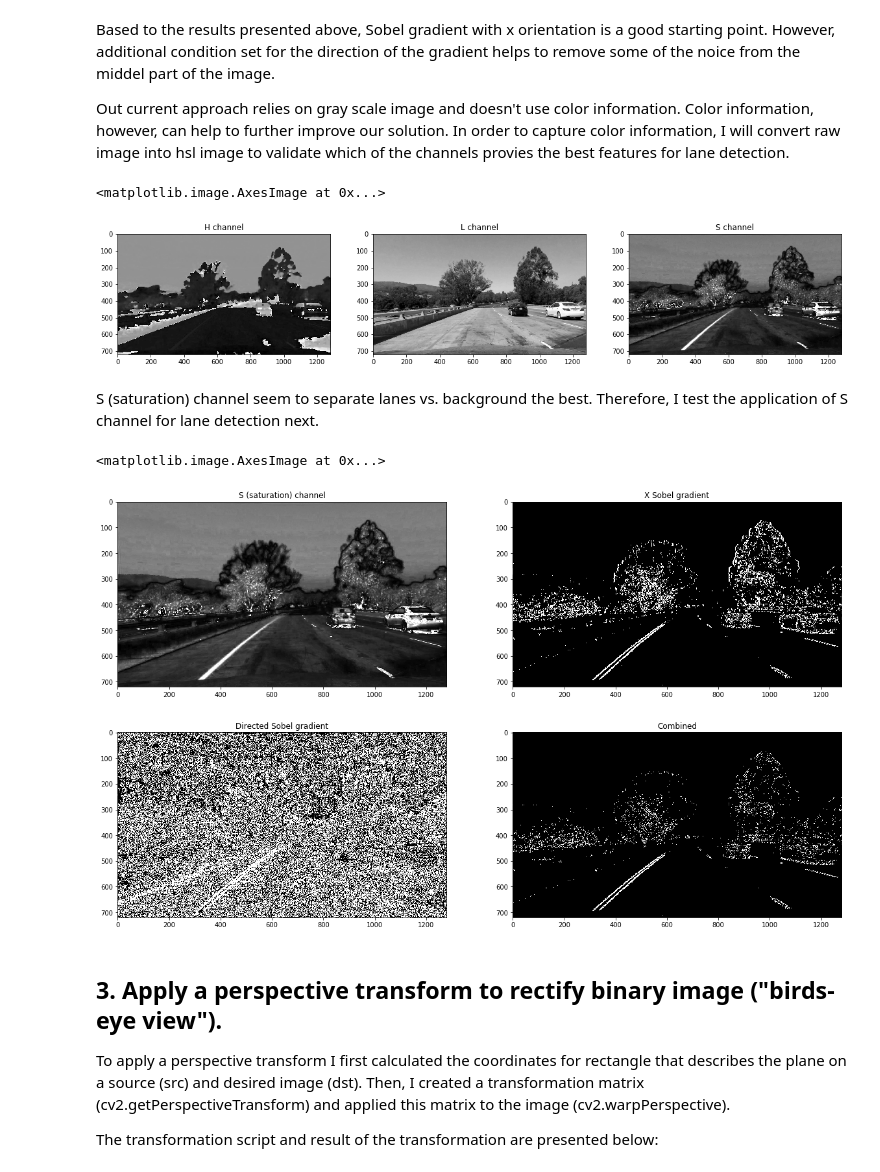
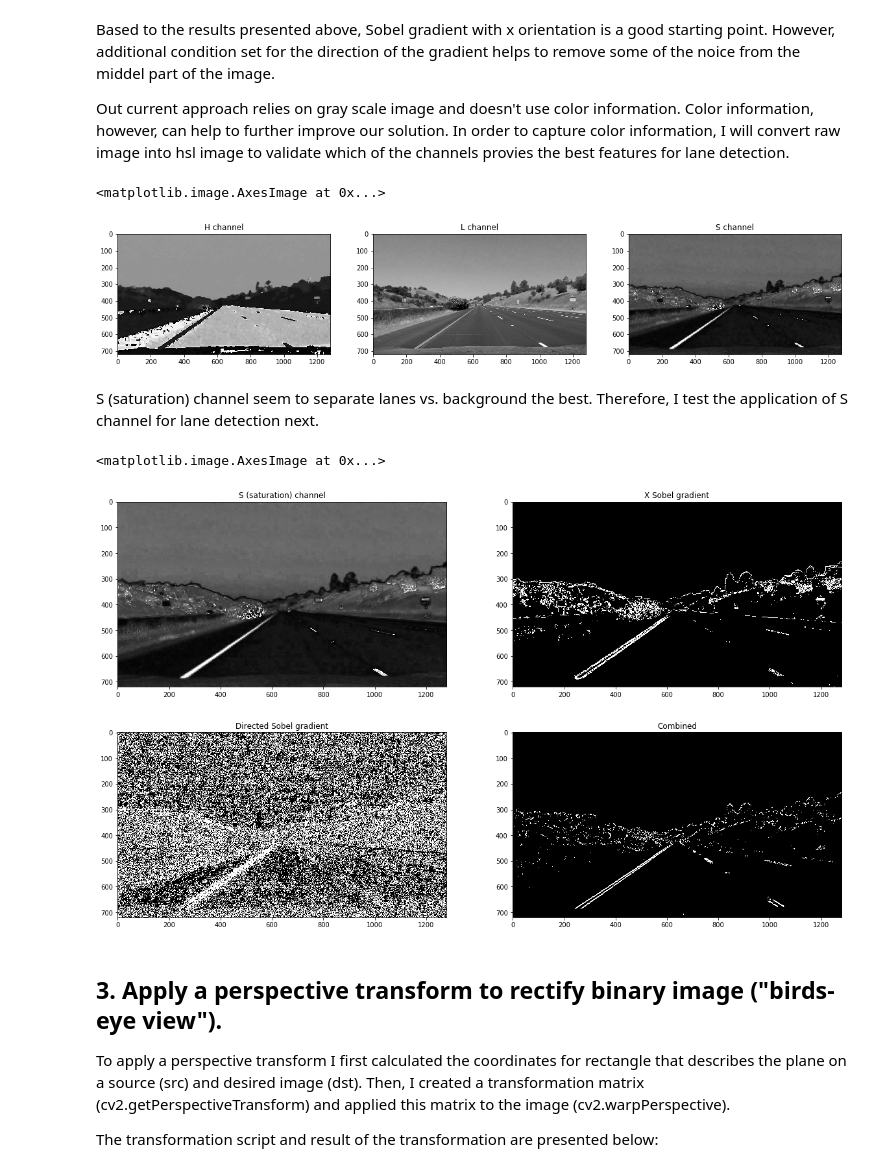
Before and after one commit to aponamarev/CarND-Advanced-Lane-Lines, a Jupyter notebook: advanced_paths_finding.ipynb, the cells around one changed output. Drawn from its saved outputs; the diff is of its cells as text; code cells hidden in the pictures.

```diff
--- a/advanced_paths_finding.ipynb
+++ b/advanced_paths_finding.ipynb
@@ -31,12 +31,15 @@ cc = CC(calibration_file)
 # Read and undistort an image
 test_img_path1 = "test_images/test1.jpg"
 test_img_path2 = "test_images/straight_lines1.jpg"
+#test_img_path2 = "/Users/aponamaryov/Desktop/test2.png"
 test_img1 = cv2.cvtColor(cv2.imread(test_img_path1), cv2.COLOR_BGR2RGB)
 test_img2 = cv2.cvtColor(cv2.imread(test_img_path2), cv2.COLOR_BGR2RGB)
 undistorted_img1 = cc.undistort(test_img1, 1)
 undistorted_img2 = cc.undistort(test_img2, 1)
-undistorted_cropped_img1 = cc.undistort(test_img1)
-undistorted_cropped_img2 = cc.undistort(test_img2)
+#undistorted_cropped_img1 = cc.undistort(test_img1)
+#undistorted_cropped_img2 = cc.undistort(test_img2)
+undistorted_cropped_img1 = test_img1
+undistorted_cropped_img2 = test_img2
 # %%
 # Visualize resulting images
 f = plt.figure(figsize=[20,18])
@@ -150,26 +153,28 @@ Based to the results presented above, Sobel gradient with x orientation is a goo
 
 Out current approach relies on gray scale image and doesn't use color information. Color information, however, can help to further improve our solution. In order to capture color information, I will convert raw image into hsl image to validate which of the channels provies the best features for lane detection.
 # %%
-HLS_img = cv2.cvtColor(undistorted_cropped_img1, cv2.COLOR_RGB2HLS)
+img = undistorted_cropped_img2
+HLS_img = cv2.cvtColor(img, cv2.COLOR_RGB2HLS)
 h, l, s = HLS_img[:,:,0], HLS_img[:,:,1], HLS_img[:,:,2]
 f, (p1, p2, p3) = plt.subplots(1,3, figsize=[20, 6])
 p1.set_title("H channel")
 p1.imshow(h, cmap="gray")
 p2.set_title("L channel")
 p2.imshow(l, cmap="gray")
 p3.set_title("S channel")
 p3.imshow(s, cmap="gray")
 # %% [output]
 <matplotlib.image.AxesImage at 0x...>
-[figure, old version]
+[figure, new version]
 # %% [markdown]
 S (saturation) channel seem to separate lanes vs. background the best. Therefore, I test the application of S channel for lane detection next.
 # %%
 # Transform and visualize images
-sobel_x_img = abs_sobel_thresh(s, kernel=3, thresh=(20, 100))
+sobel_x_img = mag_thresh(s, kernel=3, thresh=(20, 100))
+#sobel_x_img = abs_sobel_thresh(s, kernel=3, thresh=(20, 100))
 direct_sobel_img = dir_threshold(s, kernel=3, thresh=(30*np.pi/180, 80*np.pi/180))
-combined = np.zeros_like(sobel_x_img, dtype=np.uint8)
-combined[(sobel_x_img==1) & (direct_sobel_img==1)] = 1
+combined_S = np.zeros_like(sobel_x_img, dtype=np.uint8)
+combined_S[(sobel_x_img==1) & (direct_sobel_img==1)] = 1
 f, ((p1, p2), (p3, p4)) = plt.subplots(2,2, figsize=[20, 12])
 p1.set_title("S (saturation) channel")
 p1.imshow(s, cmap='gray')
@@ -181,7 +186,7 @@ p4.set_title("Combined")
 p4.imshow(combined, cmap='gray')
 # %% [output]
 <matplotlib.image.AxesImage at 0x...>
-[figure, old version]
+[figure, new version]
 # %% [markdown]
 ## 3. Apply a perspective transform to rectify binary image ("birds-eye view").
 
```
Also changed, not shown: parts of 4 cells of this notebook, 4 other files.
